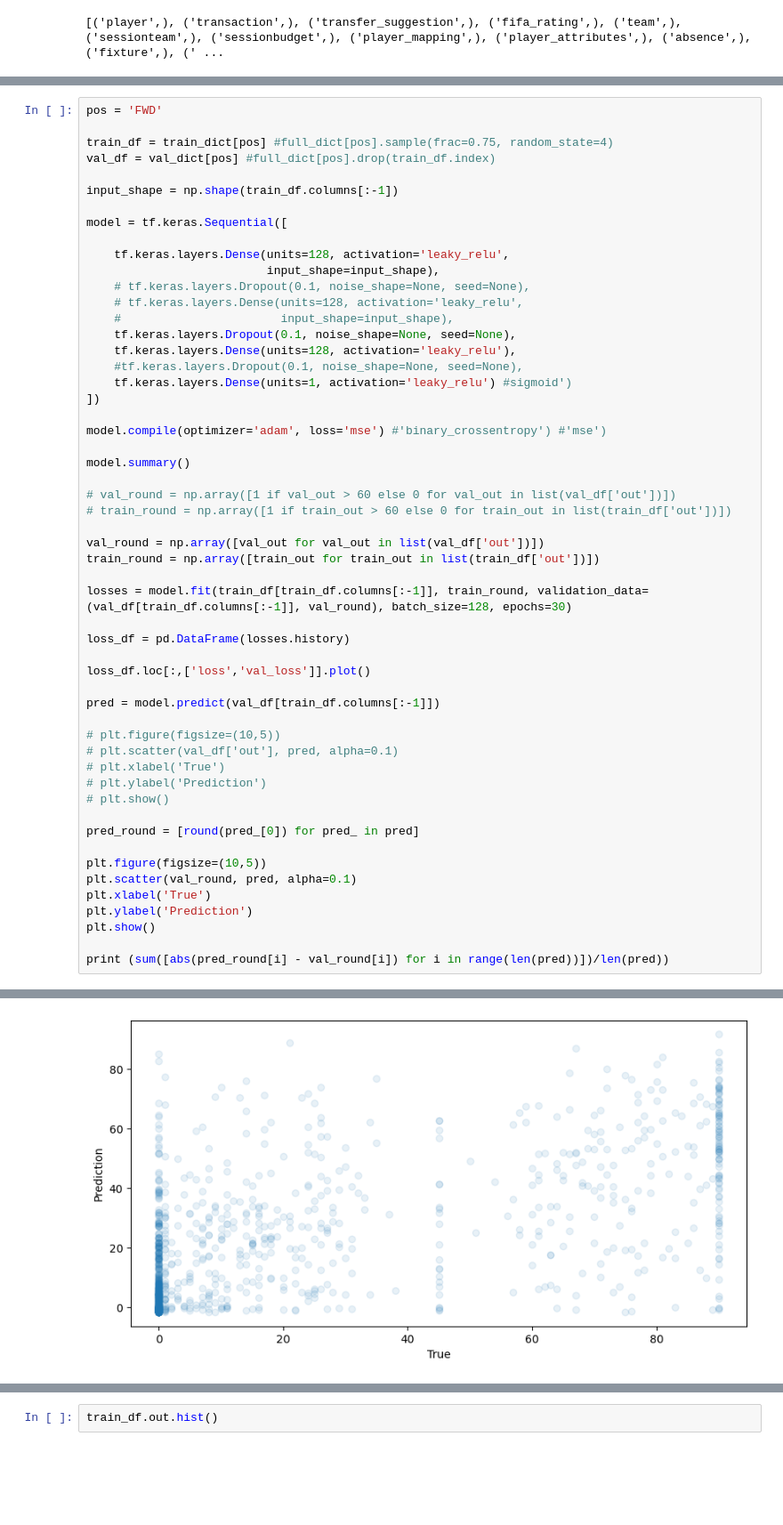
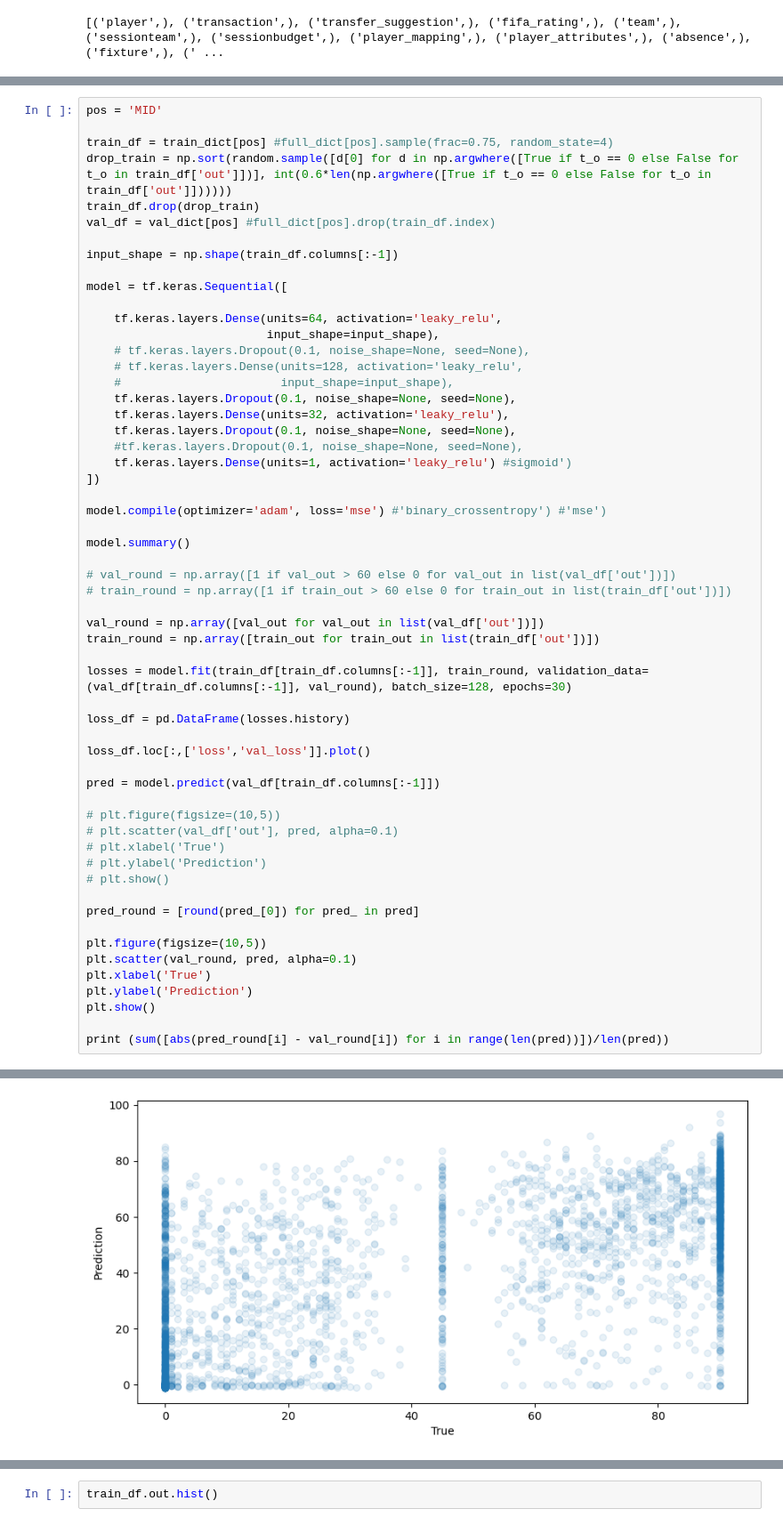
Before and after one commit to LevanBokeria/2025-reg-hack-week-airsenal, a Jupyter notebook: notebooks/NN_Lynge.ipynb, the cells around one changed output, grey strips where cells are left out. Shown at 89% size. Drawn from its saved outputs; the diff is of its cells as text; blank space fills up the shorter version.

```diff
--- a/notebooks/NN_Lynge.ipynb
+++ b/notebooks/NN_Lynge.ipynb
@@ -115,20 +342,23 @@ len(val_dict['GK'])
 # %%
-pos = 'FWD'
+pos = 'MID'
 
 train_df = train_dict[pos] #full_dict[pos].sample(frac=0.75, random_state=4)
+drop_train = np.sort(random.sample([d[0] for d in np.argwhere([True if t_o == 0 else False for t_o in train_df['out']])], int(0.6*len(np.argwhere([True if t_o == 0 else False for t_o in train_df['out']])))))
+train_df.drop(drop_train)
 val_df = val_dict[pos] #full_dict[pos].drop(train_df.index)
 
 input_shape = np.shape(train_df.columns[:-1])
 
 model = tf.keras.Sequential([
 
-    tf.keras.layers.Dense(units=128, activation='leaky_relu',
+    tf.keras.layers.Dense(units=64, activation='leaky_relu',
                           input_shape=input_shape),
     # tf.keras.layers.Dropout(0.1, noise_shape=None, seed=None),
     # tf.keras.layers.Dense(units=128, activation='leaky_relu',
     #                       input_shape=input_shape),
     tf.keras.layers.Dropout(0.1, noise_shape=None, seed=None),
-    tf.keras.layers.Dense(units=128, activation='leaky_relu'),
+    tf.keras.layers.Dense(units=32, activation='leaky_relu'),
+    tf.keras.layers.Dropout(0.1, noise_shape=None, seed=None),
     #tf.keras.layers.Dropout(0.1, noise_shape=None, seed=None),
     tf.keras.layers.Dense(units=1, activation='leaky_relu') #sigmoid')
 ])
@@ -203 +435 @@ Epoch 30/30
-[figure, old version]
+[figure, new version]
```
Also changed, not shown: parts of 8 cells of this notebook, 1 other file.
